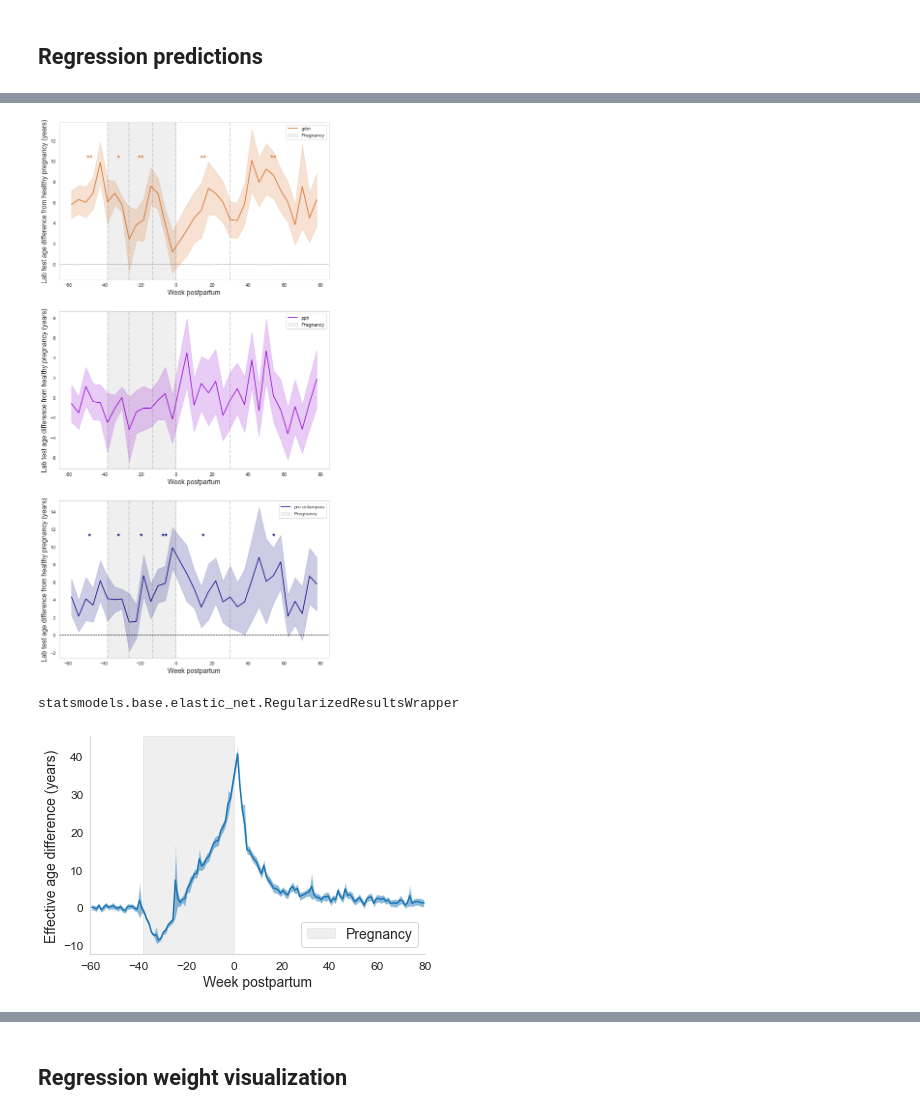
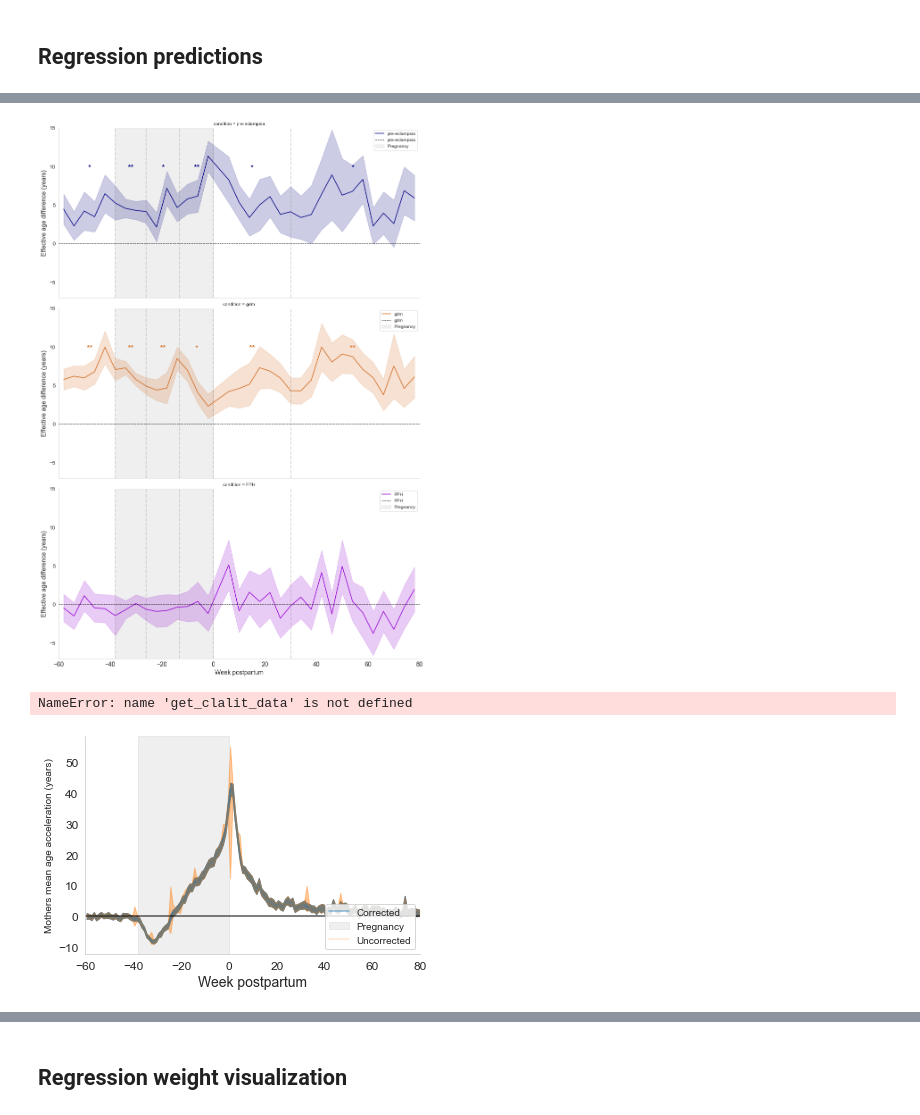
Before and after one commit to AlonLabWIS/PregAging, a Jupyter notebook: pregnancy_aging.ipynb, the cells around one changed output, grey strips where cells are left out. Saved outputs shown, nothing was run; the diff lists cells and outputs as text; code cells hidden in the pictures.

```diff
--- a/pregnancy_aging.ipynb
+++ b/pregnancy_aging.ipynb
@@ -153,21 +171,28 @@ params = sample_regression_params(comp_model.cov_params(), comp_model.params, re
 # %%
 from preg_aging.plotting import plot_age_acceleration_by_lin_reg
 fig = plot_age_acceleration_by_lin_reg(comp_model, r"C:\Users\ronmo\PycharmProjects\PregAging\csvs\pregnancy.4w", [r"C:\Users\ronmo\PycharmProjects\PregAging\csvs\pregnancy.pre-eclampsia.4w",r"C:\Users\ronmo\PycharmProjects\PregAging\csvs\pregnancy.gdm.4w",                                      r"C:\Users\ronmo\PycharmProjects\PregAging\csvs\pregnancy.postpartum_hemorrhage.4w"],
                                  exclude_points=[2], compared_color_map={r"pre-eclampsia": "navy",
                                                                          "gdm": "chocolate",
-                                                                         "pph": "darkviolet"},
-                                       p_val_bins=[-58, -38, -26, -13, 0, 30, 78], use_fill=True)
+                                                                         "PPH": "darkviolet"},
+                                       p_val_bins=[-58, -38, -26, -13, 0, 30, 78], use_fill=True, y_ticks=[-5, 0, 5, 10, 15], y_limit=[-7,15], fix_outliers=True)
 
-# fig.savefig(os.path.join("graphs", "age_acceleration.pdf"))
+# fig.savefig(os.path.join("graphs", "age_acceleration_comp_5_diff.svg"))
 # %% [output]
-[figure, old version]
+[figure, new version]
-# %%
-type(comp_model)
-# %% [output]
-statsmodels.base.elastic_net.RegularizedResultsWrapper
 # %%
 from preg_aging.plotting import plot_model_prediction
-f, _, pred = plot_model_prediction(model, use_fill=True, exclude_points=[-0.5, 0.5])
-#f.savefig(os.path.join("graphs", "pregnancy_pred.svg"))
+f, ax = plot_model_prediction(model, fix_outliers=True, use_fill=True, label="Corrected")
+plot_model_prediction(model, use_fill=True, ax=ax, label="Uncorrected", alpha=0.2)
+pred_median = add_constant(pd.DataFrame({test: get_clalit_data(test)["val_50"] for test in tests})) @ model.params
+pred_median -= pred_median.loc[-60:-40].mean()
+ax.plot(pred_median.index, pred_median.values, label="median")
+ax.legend()
+# f.savefig(os.path.join("graphs", "pregnancy_pred_full.svg"))
+display(f)
+####
+plt.clf()
+f, ax = plot_model_prediction(model, fix_outliers=True, use_fill=True)
+# f.savefig(os.path.join("graphs", "pregnancy_pred.svg"))
 # %% [output]
+NameError: name 'get_clalit_data' is not defined
-[figure, old version]
+[figure, new version]
```
Also changed, not shown: parts of 29 cells of this notebook, 5 other files.
